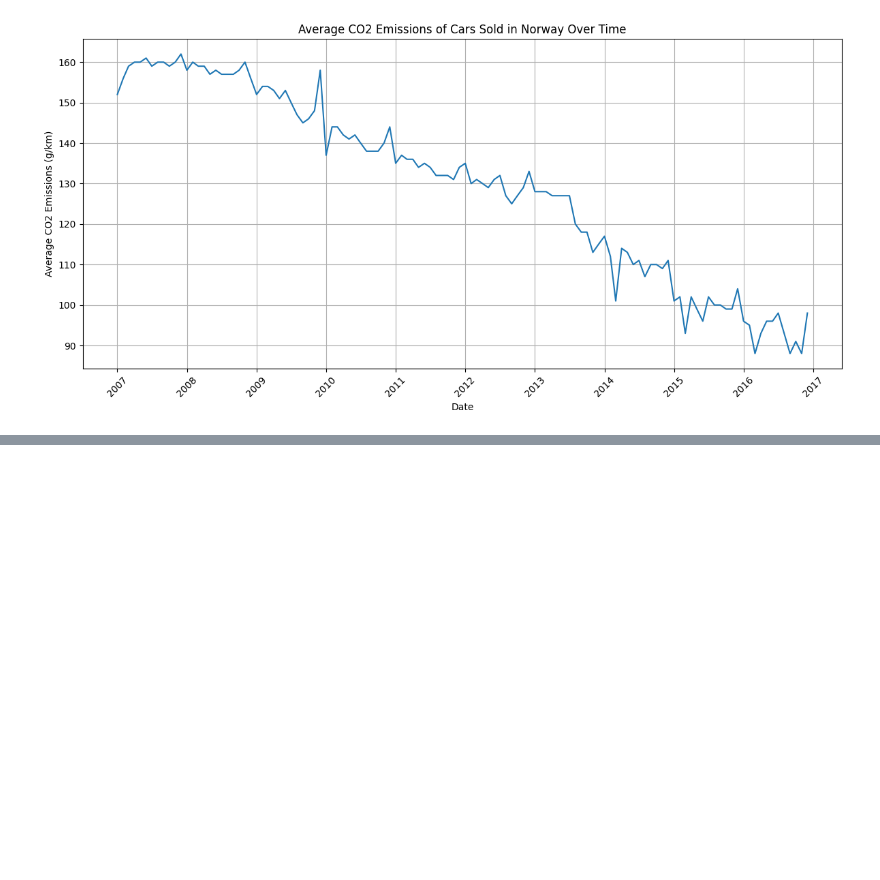
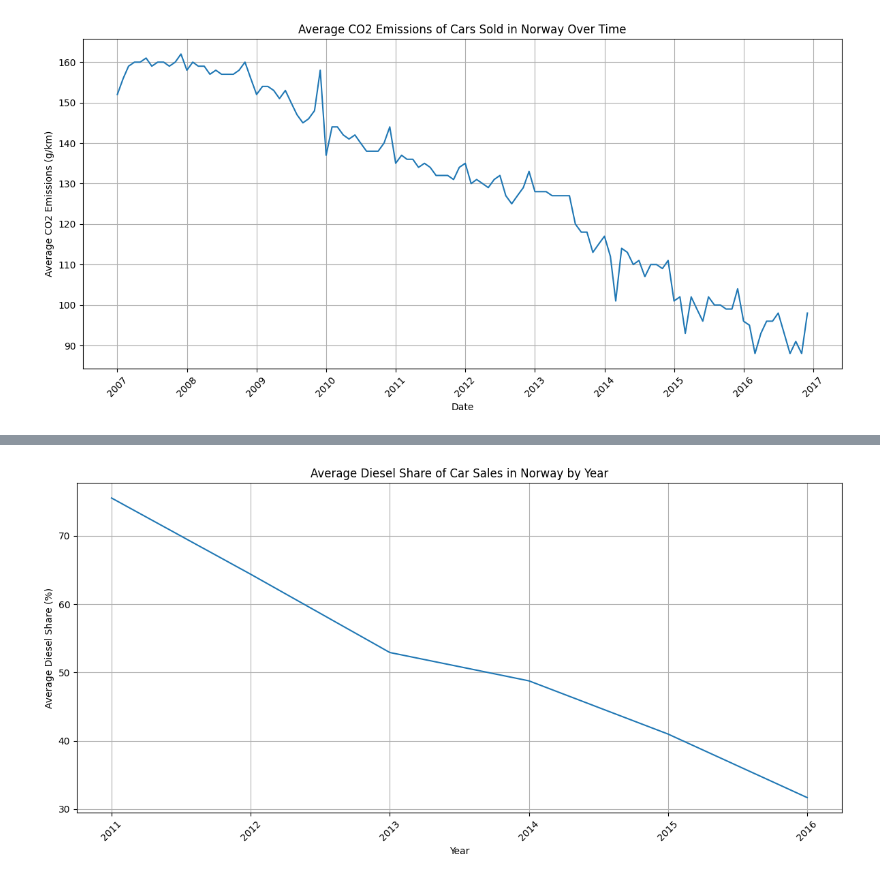
Before and after one commit to TonalLobster/AI_Engineering_Edwin_Lindblom, a Jupyter notebook: exercises/exercise_0/car_sales_in_norway.ipynb, the cells around one changed output, grey strips where cells are left out. Saved outputs shown, nothing was run; the diff lists cells and outputs as text; code cells hidden in the pictures; blank space fills up the shorter version.

```diff
--- a/exercises/exercise_0/car_sales_in_norway.ipynb
+++ b/exercises/exercise_0/car_sales_in_norway.ipynb
@@ -189,0 +219,5 @@ plt.show()
+# %%
+df_clean = df.dropna(subset=["Diesel_Share"])
+diesel_share_per_year = df_clean.groupby("Year")["Diesel_Share"].mean().reset_index()
+
+diesel_share_per_year.head(10)
@@ -189,0 +232,12 @@ plt.show()
+# %%
+plt.figure(figsize=(12, 6))
+plt.plot(diesel_share_per_year["Year"], diesel_share_per_year["Diesel_Share"])
+plt.title("Average Diesel Share of Car Sales in Norway by Year")
+plt.xlabel("Year")
+plt.ylabel("Average Diesel Share (%)")
+plt.grid(True)
+plt.xticks(rotation=45)
+plt.tight_layout()
+plt.show()
+# %% [output]
+[figure, added]
```
Also changed, not shown: parts of 12 cells of this notebook.
